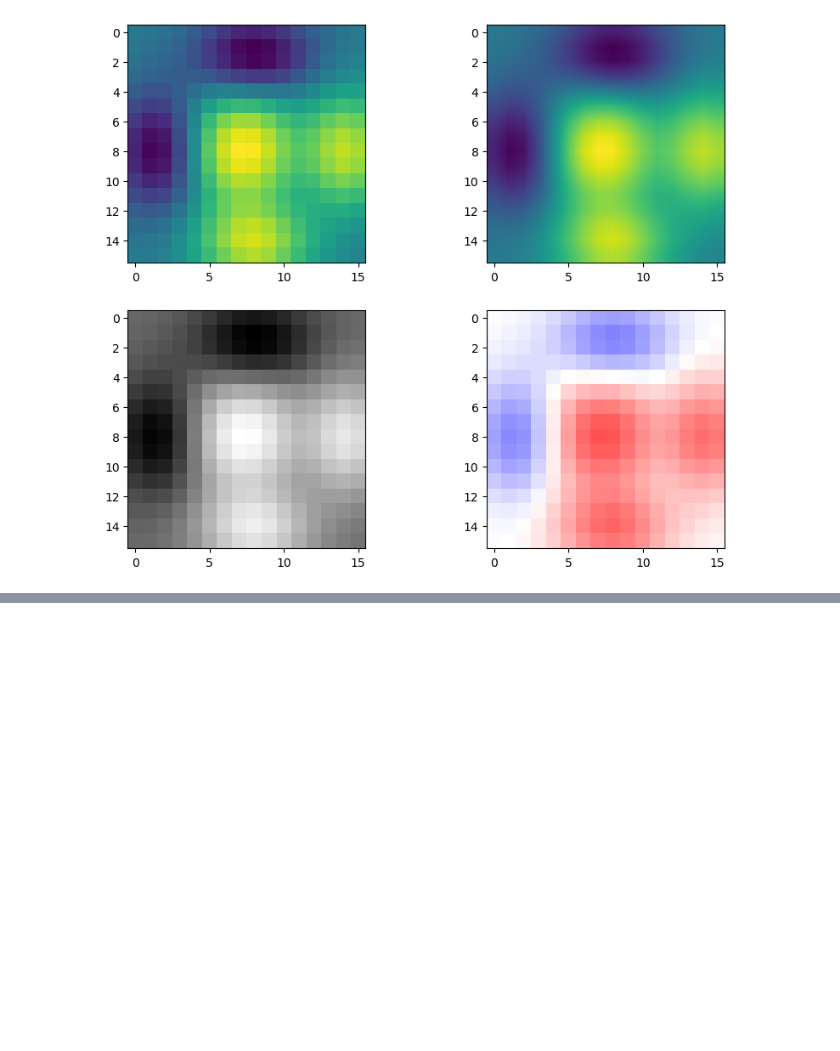
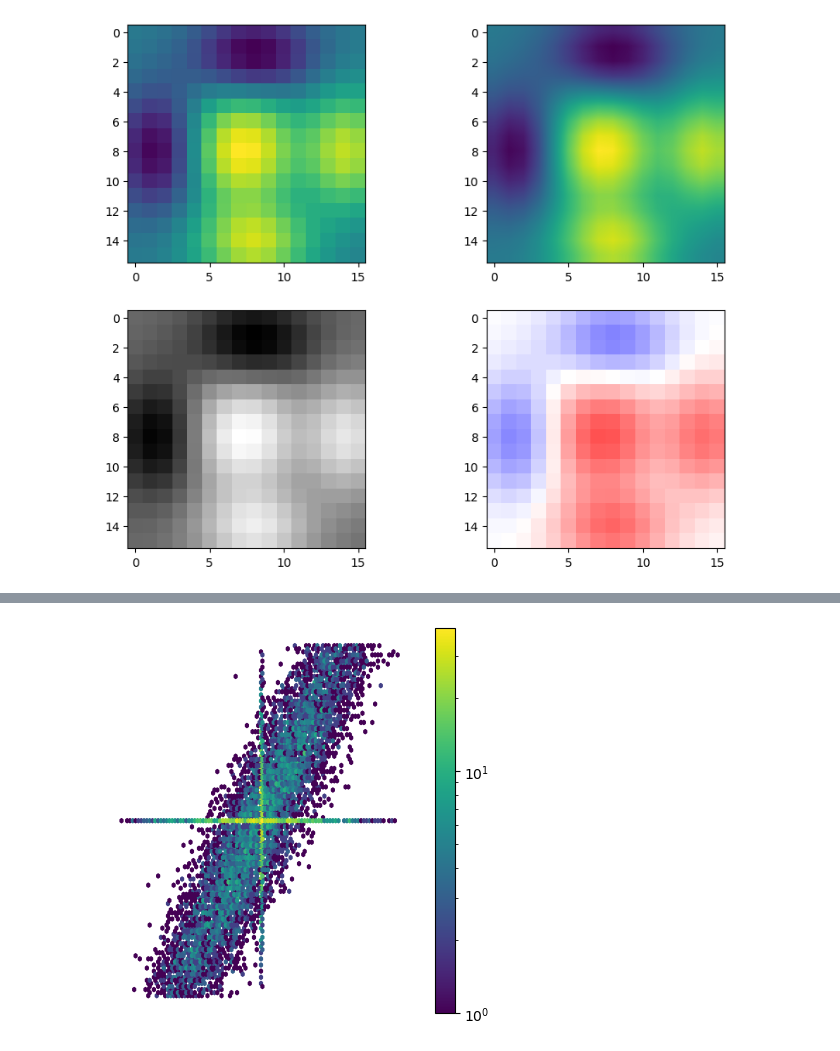
Before and after one commit to sotula/applied-ml-2020, a Jupyter notebook: lecture_notes/lecture1_visualization.ipynb, the cells around one changed output, grey strips where cells are left out. Drawn from its saved outputs; the diff is of its cells as text; code cells hidden in the pictures; blank space fills up the shorter version.

```diff
--- a/lecture_notes/lecture1_visualization.ipynb
+++ b/lecture_notes/lecture1_visualization.ipynb
@@ -170,0 +195,7 @@ im4 = ax[1,1].imshow(z, cmap='bwr', vmin=-1.5, vmax=1.5)
+# %%
+plt.figure(figsize=(5,5))
+plt.hexbin(x, y, bins='log', extent=(-1, 1,-1,1))
+plt.colorbar()
+plt.axis('off');
+# %% [output]
+[figure, added]
```
Also changed, not shown: parts of 3 cells of this notebook.
